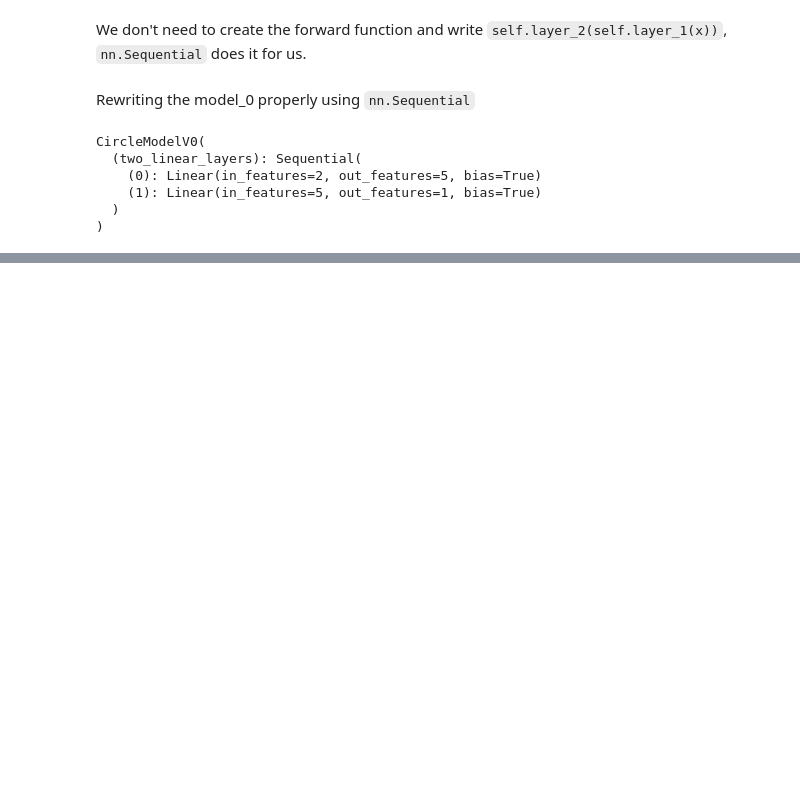
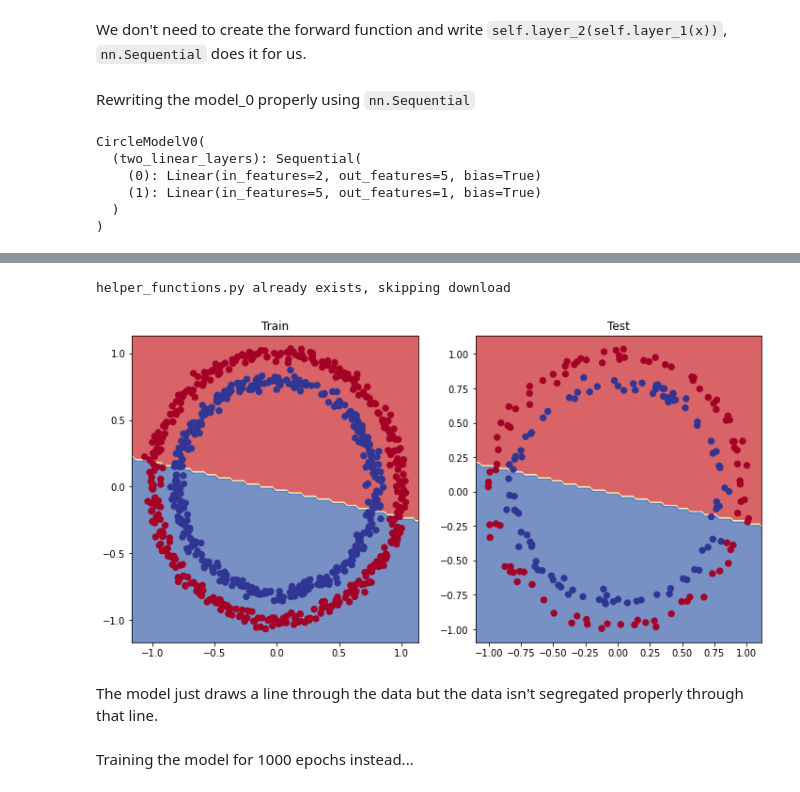
Before and after one commit to VanshK7/PyTorch-for-Deep-Learning-Course, a Jupyter notebook: 02_pytorch_classification.ipynb, the cells around one changed output, grey strips where cells are left out. Drawn from its saved outputs; the diff is of its cells as text; code cells hidden in the pictures; blank space fills up the shorter version.

```diff
--- a/02_pytorch_classification.ipynb
+++ b/02_pytorch_classification.ipynb
@@ -198,7 +198,7 @@ class CircleModelV0(nn.Module):
 
     # 3. Define a forward() method that outlines the forward pass
     def forward(self, x):
-        return two_linear_layers(x)
+        return self.two_linear_layers(x)
 # %%
 model_0 = CircleModelV0()
 model_0
@@ -231,0 +292,11 @@ Therefore, 0.weight (layer 0's weights) have 10 samples (2 `in_features` * 5 `ou
+# %%
+# Setup the loss function
+# loss_fn = nn.BCELoss()                # Requires inputs to have gone through the sigmoid activation function
+loss_fn = nn.BCEWithLogitsLoss()        # Has sigmoid activation function built in, more numeric stability
+optimizer = torch.optim.SGD(params = model_0.parameters(), lr=0.1)
+# %%
+# Calculate accuracy - what % of examples does our model get right?
+def accuracy_fn(y_true, y_pred):
+    correct = torch.eq(y_true, y_pred).sum().item()     # .item() converts tensor to number
+    acc = (correct/len(y_pred)) * 100
+    return acc
@@ -231,0 +320,7 @@ Therefore, 0.weight (layer 0's weights) have 10 samples (2 `in_features` * 5 `ou
+# %%
+# View the 1st 5 outputs of the forward pass on the test data
+
+model_0.eval()
+with torch.inference_mode():
+    y_logits = model_0(X_test.to(device))[:5]
+y_logits
@@ -231,0 +444,31 @@ Therefore, 0.weight (layer 0's weights) have 10 samples (2 `in_features` * 5 `ou
+# %%
+import requests
+from pathlib import Path
+
+# Download helper functions from Learn PyTorch repo
+if Path('helper_functions.py').is_file():
+    print("helper_functions.py already exists, skipping download")
+else:
+    print("Download helper_functions.py")
+    request = requests.get("https://raw.githubusercontent.com/mrdbourke/pytorch-deep-learning/main/helper_functions.py")
+    with open("helper_functions.py", "wb") as f:
+        f.write(request.content)
+
+from helper_functions import plot_predictions, plot_decision_boundary
+# %% [output]
+helper_functions.py already exists, skipping download
+# %%
+# Plot decision boundary of the model
+plt.figure(figsize=(12, 6))
+plt.subplot(1, 2, 1)            # Rows, columns, index
+plt.title("Train")
+plot_decision_boundary(model_0, X_train, y_train)
+plt.subplot(1, 2, 2)
+plt.title("Test")
+plot_decision_boundary(model_0, X_test, y_test)
+# %% [output]
+[figure, added]
+# %% [markdown]
+The model just draws a line through the data but the data isn't segregated properly through that line.
+# %% [markdown]
+Training the model for 1000 epochs instead...
```
Also changed, not shown: parts of 60 cells of this notebook, 1 other file.
